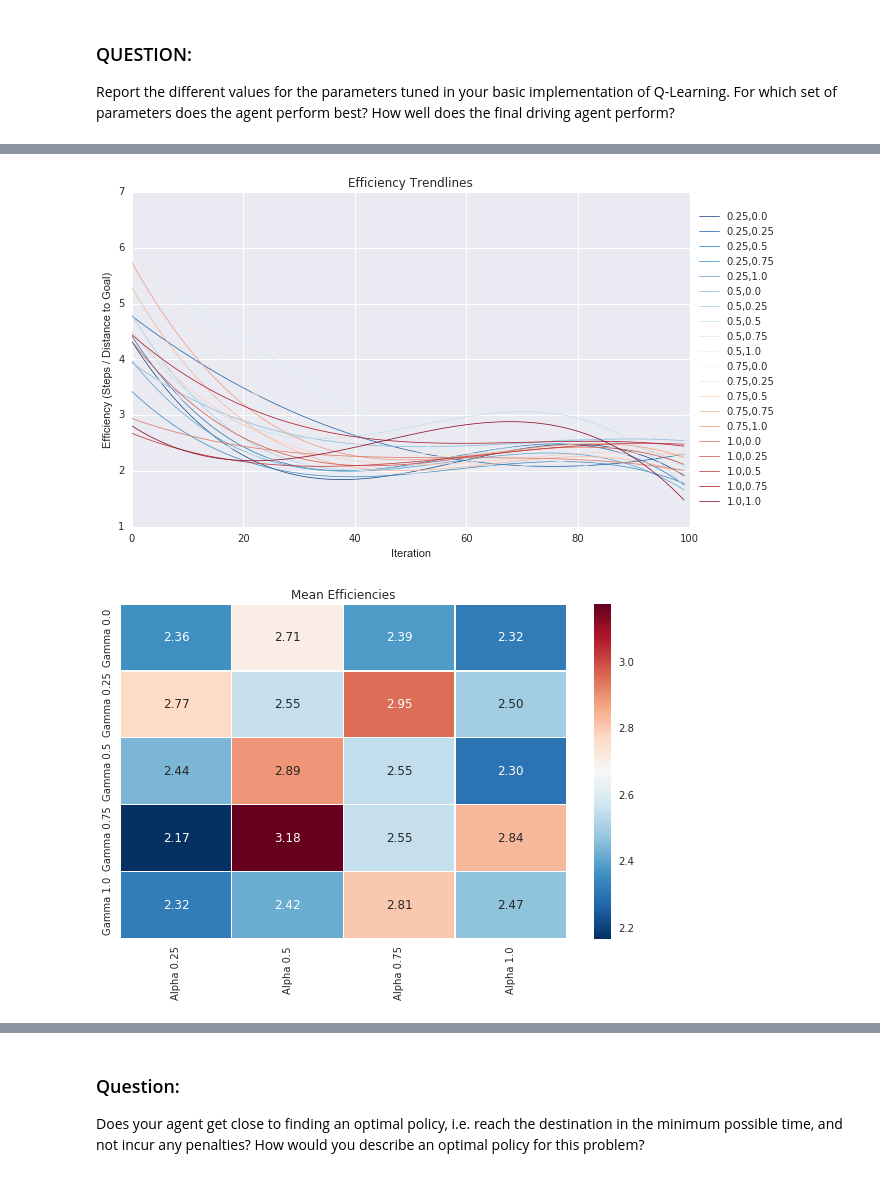
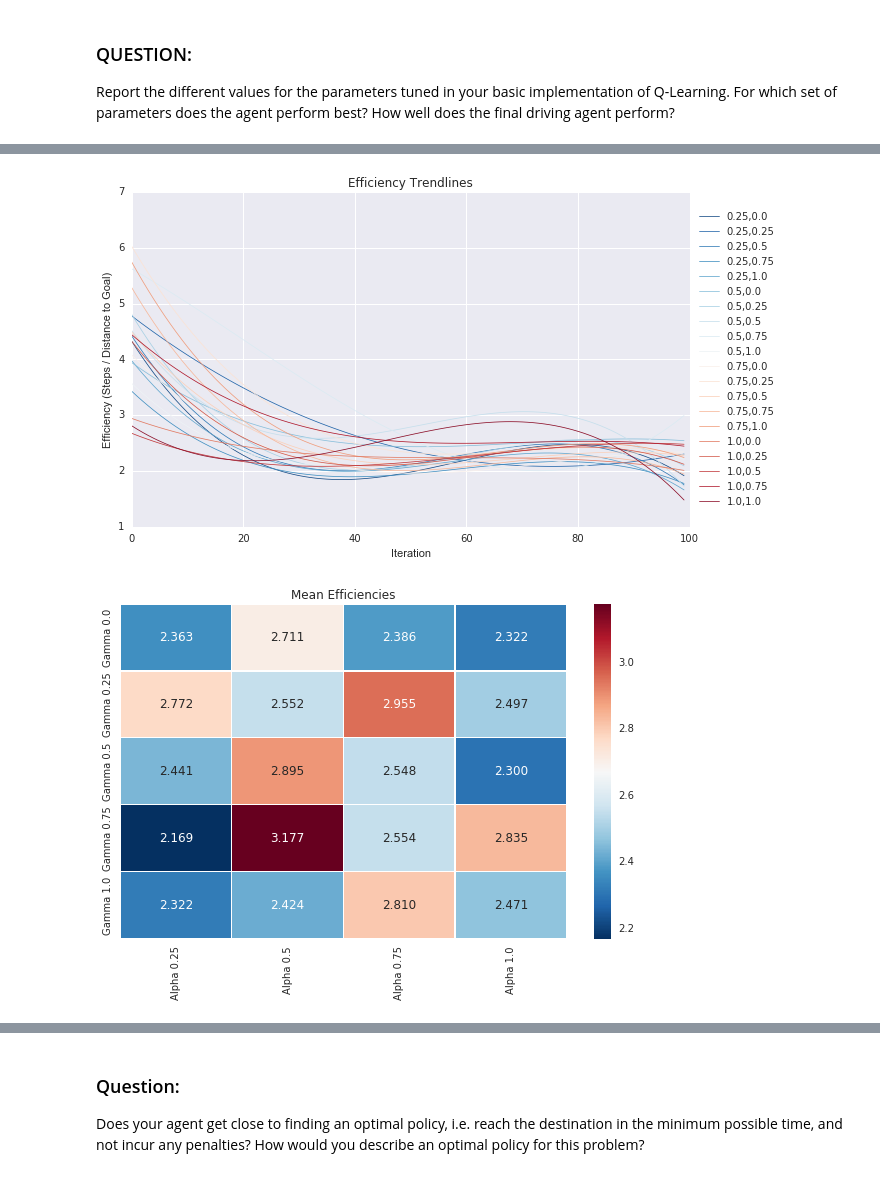
Before and after one commit to gilakos/machine-learning, a Jupyter notebook: projects/smartcab/smartcab/smartcab_report.ipynb, the cells around one changed output, grey strips where cells are left out. Saved outputs shown, nothing was run; the diff lists cells and outputs as text; code cells hidden in the pictures.

```diff
--- a/projects/smartcab/smartcab/smartcab_report.ipynb
+++ b/projects/smartcab/smartcab/smartcab_report.ipynb
@@ -623,32 +642,32 @@ with sns.color_palette("RdBu_r", len(df.columns)):
     # plot speed rate of each trial
     plt.figure(figsize=(10,6))
     for col in df.columns:
         z = np.polyfit(df.index,df[col],3)
         p = np.poly1d(z)
         plt.plot(x, p(x),linewidth=0.75)
 plt.legend(labels=df.columns.values, loc='center left', bbox_to_anchor=(1, 0.5))
 plt.xlabel('Iteration')
 plt.ylabel('Efficiency (Steps / Distance to Goal)')
 plt.title('Efficiency Trendlines')
 plt.show()
 
 ###
 # Split dataframe into new df with means (alpha x: gamma y)
 
 df_mean = pd.DataFrame()
 for a in alphas:
     gamma_means = []
     df_a = trial_df.where(trial_df['alpha']==a).dropna()
     for g in gammas:
         gamma_means.append(np.mean(df_a['efficiency'].where(df_a['gamma']==g).dropna().reset_index(drop=True)))
     df_mean[a]=gamma_means
 
 # visualize means with heatmap
 plt.figure(figsize=(10,6))
-sns.heatmap(df_mean, yticklabels=['Gamma '+str(y) for y in gammas], xticklabels=['Alpha '+ str(x) for x in alphas], annot=True, linewidth=.1,  fmt='.2f', cmap='RdBu_r')
+sns.heatmap(df_mean, yticklabels=['Gamma '+str(y) for y in gammas], xticklabels=['Alpha '+ str(x) for x in alphas], annot=True, linewidth=.1,  fmt='.3f', cmap='RdBu_r')
 plt.title('Mean Efficiencies')
 plt.xticks(rotation=90, ha='center');
 plt.show()
 # %% [output]
 [figure]
-[figure, old version]
+[figure, new version]
```
Also changed, not shown: parts of 10 cells of this notebook, 6 other files.
